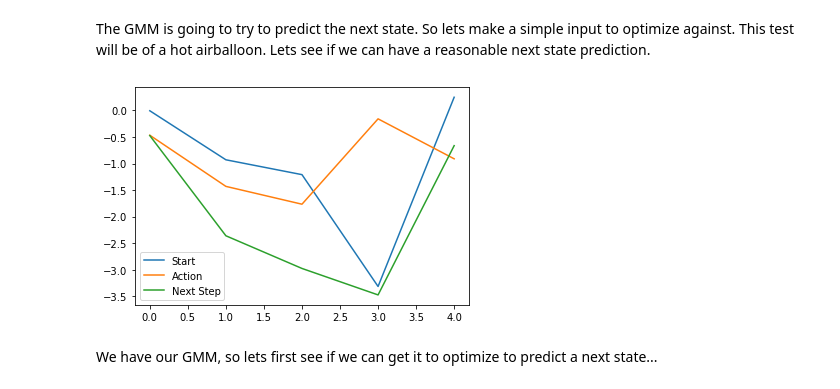
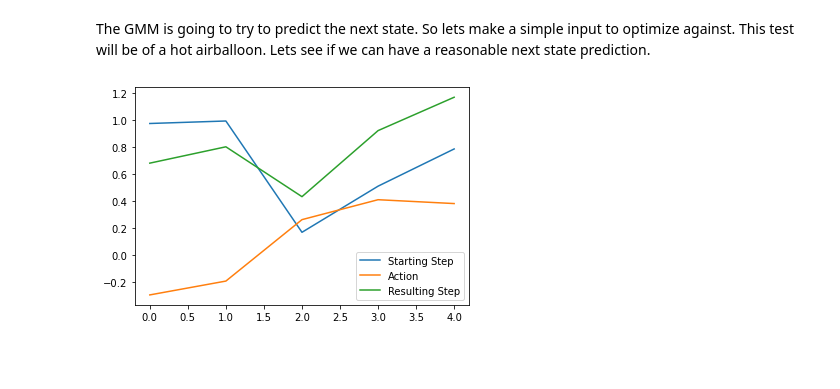
Before and after one commit to josiahls/fast-reinforcement-learning-2, a Jupyter notebook: nbs/14c_actorcritic.dads.ipynb, the cells around one changed output. Saved outputs shown, nothing was run; the diff lists cells and outputs as text; code cells hidden in the pictures; blank space fills up the shorter version.

```diff
--- a/nbs/14c_actorcritic.dads.ipynb
+++ b/nbs/14c_actorcritic.dads.ipynb
@@ -103,15 +112,15 @@ class GMM(Module):
 The GMM is going to try to predict the next state. So lets make a simple input to optimize against.
 This test will be of a hot airballoon. Lets see if we can have a reasonable next state prediction.
 # %%
-hot_air_ballon_start_states=torch.randn((5,1))
-hot_air_ballon_start_actions=torch.randn((5,1))-0.5
+hot_air_ballon_start_states=torch.rand((5,1))
+hot_air_ballon_start_actions=torch.rand((5,1))-0.5
 hot_air_ballon_next_states=hot_air_ballon_start_states+hot_air_ballon_start_actions
 
-plt.plot(hot_air_ballon_start_states.numpy(),label='Start')
+plt.plot(hot_air_ballon_start_states.numpy(),label='Starting Step')
 plt.plot(hot_air_ballon_start_actions.numpy(),label='Action')
-plt.plot(hot_air_ballon_next_states.numpy(),label='Next Step')
+plt.plot(hot_air_ballon_next_states.numpy(),label='Resulting Step')
 plt.legend()
 plt.show()
 # %% [output]
-[figure, old version]
+[figure, new version]
 # %%
@@ -120,2 +128,0 @@ opt=Adam(gmm.parameters(),lr=0.001)
-# %% [markdown]
-We have our GMM, so lets first see if we can get it to optimize to predict a next state...
```
Also changed, not shown: parts of 46 cells of this notebook, 4 other files.
